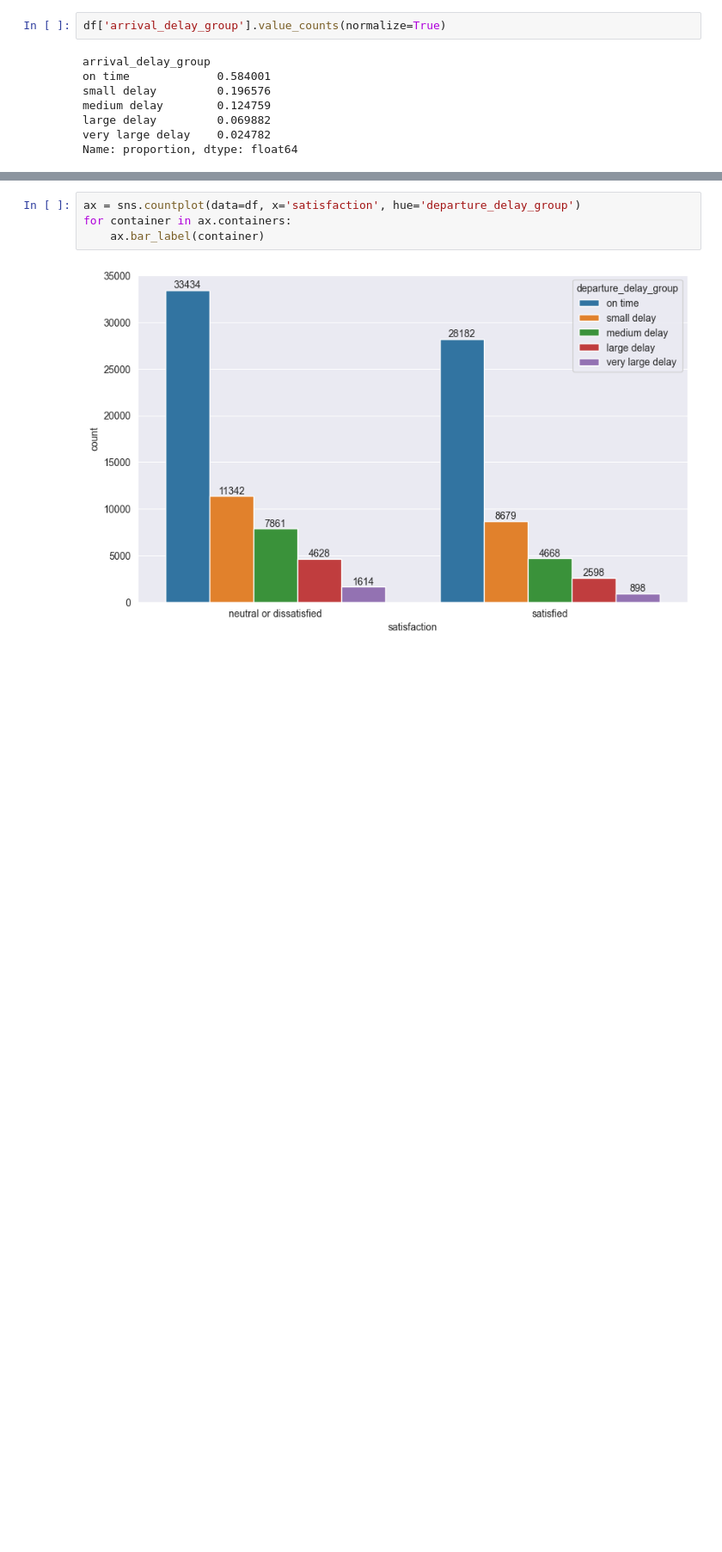
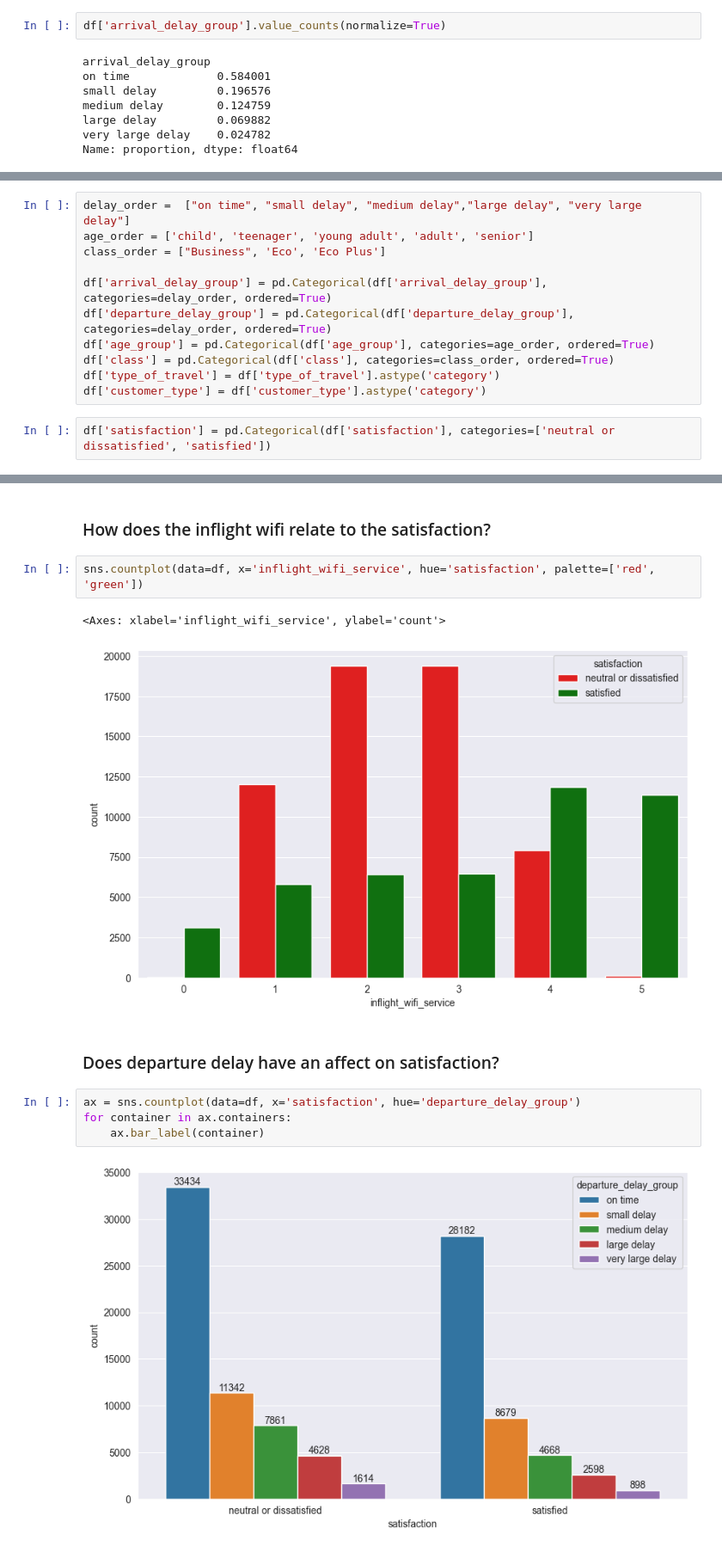
Before and after one commit to danielphilip12/Airline-Satisfaction, a Jupyter notebook: EDA.ipynb, the cells around one changed output, grey strips where cells are left out. Shown at 86% size. Drawn from its saved outputs; the diff is of its cells as text; blank space fills up the shorter version.

Commit message:
Started Visualizations

```diff
--- a/EDA.ipynb
+++ b/EDA.ipynb
@@ -258,0 +268,13 @@ Name: proportion, dtype: float64
+# %%
+delay_order =  ["on time", "small delay", "medium delay","large delay", "very large delay"]
+age_order = ['child', 'teenager', 'young adult', 'adult', 'senior']
+class_order = ["Business", 'Eco', 'Eco Plus']
+
+df['arrival_delay_group'] = pd.Categorical(df['arrival_delay_group'], categories=delay_order, ordered=True)
+df['departure_delay_group'] = pd.Categorical(df['departure_delay_group'], categories=delay_order, ordered=True)
+df['age_group'] = pd.Categorical(df['age_group'], categories=age_order, ordered=True)
+df['class'] = pd.Categorical(df['class'], categories=class_order, ordered=True)
+df['type_of_travel'] = df['type_of_travel'].astype('category')
+df['customer_type'] = df['customer_type'].astype('category')
+# %%
+df['satisfaction'] = pd.Categorical(df['satisfaction'], categories=['neutral or dissatisfied', 'satisfied'])
@@ -259,3 +313,12 @@ Name: proportion, dtype: float64
+# %% [markdown]
+### How does the inflight wifi relate to the satisfaction?
+# %%
+sns.countplot(data=df, x='inflight_wifi_service', hue='satisfaction', palette=['red', 'green'])
+# %% [output]
+<Axes: xlabel='inflight_wifi_service', ylabel='count'>
+[figure, added]
+# %% [markdown]
+### Does departure delay have an affect on satisfaction?
 # %%
 ax = sns.countplot(data=df, x='satisfaction', hue='departure_delay_group')
 for container in ax.containers:
```
Also changed, not shown: parts of 10 cells of this notebook.
